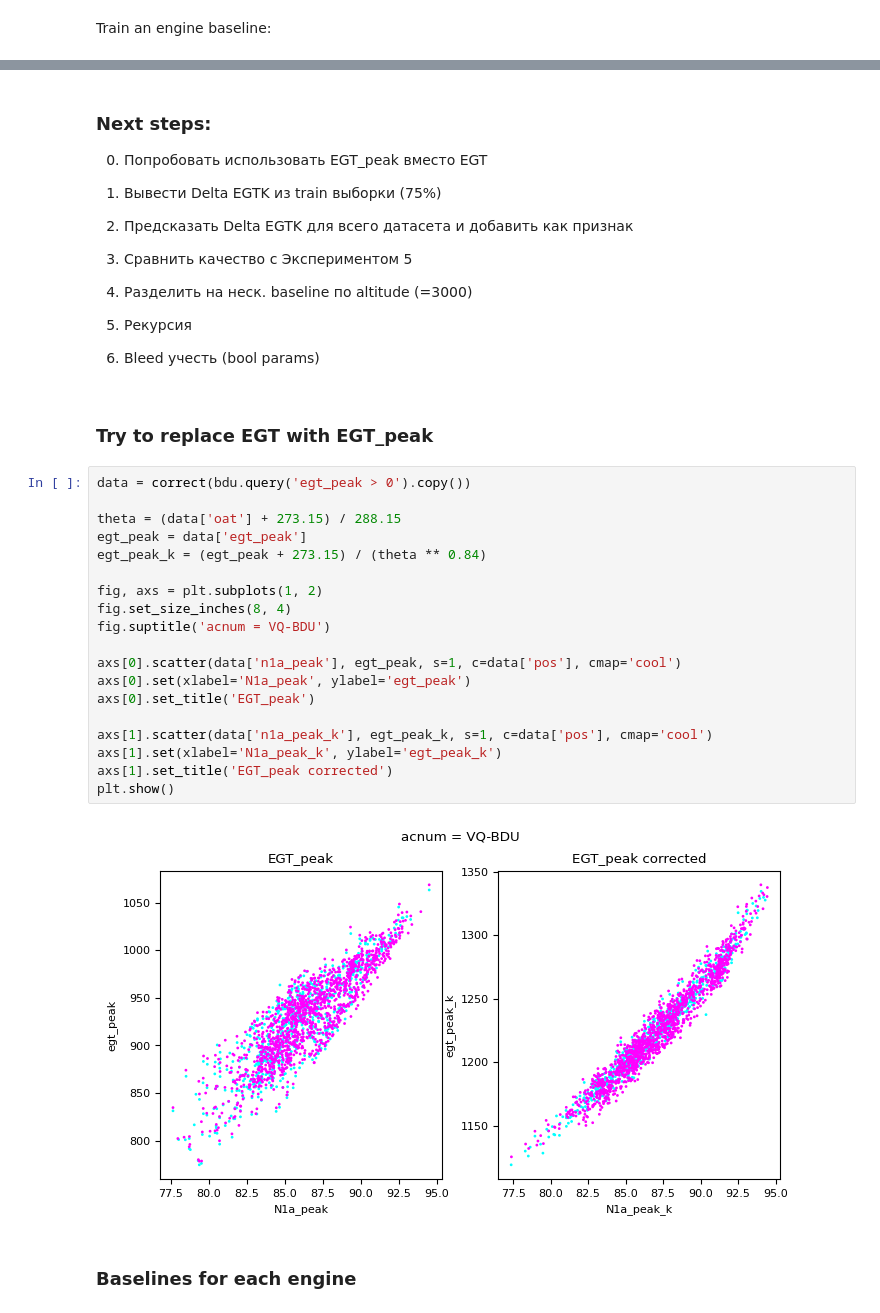
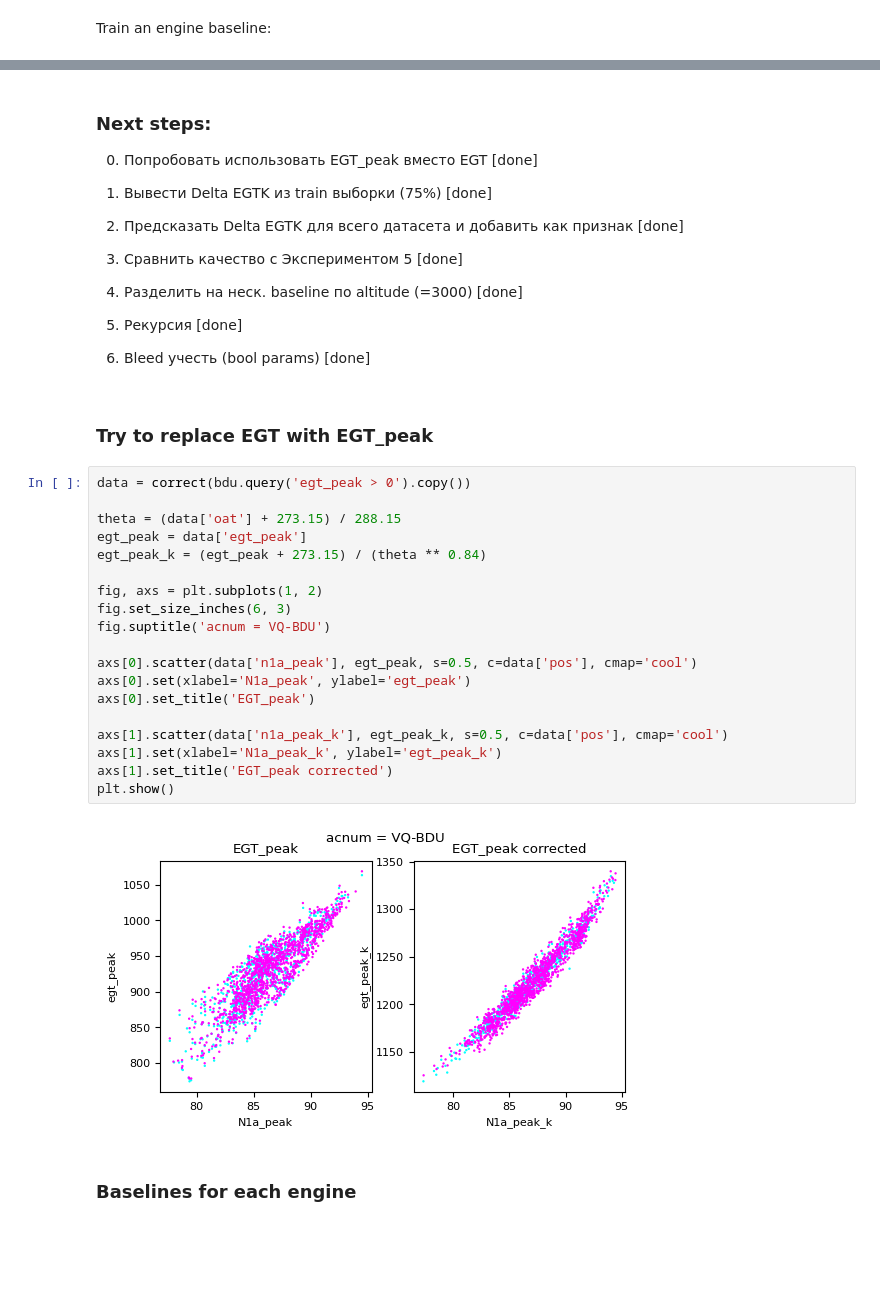
Before and after one commit to skeptlk/ecm, a Jupyter notebook: ex11_deltas.ipynb, the cells around one changed output, grey strips where cells are left out. Saved outputs shown, nothing was run; the diff lists cells and outputs as text; blank space fills up the shorter version.

```diff
--- a/ex11_deltas.ipynb
+++ b/ex11_deltas.ipynb
@@ -125,38 +230,37 @@ plt.show()
 # %% [markdown]
 ### Next steps:
 
-0. Попробовать использовать EGT_peak вместо EGT
+0. Попробовать использовать EGT_peak вместо EGT [done]
 
-1. Вывести Delta EGTK из train выборки (75%)
-2. Предсказать Delta EGTK для всего датасета и добавить как признак
-3. Сравнить качество с Экспериментом 5
-
-4. Разделить на неск. baseline по altitude (=3000)
-5. Рекурсия
-6. Bleed учесть (bool params)
+1. Вывести Delta EGTK из train выборки (75%) [done]
+2. Предсказать Delta EGTK для всего датасета и добавить как признак [done]
+3. Сравнить качество с Экспериментом 5  [done]
+4. Разделить на неск. baseline по altitude (=3000)  [done]
+5. Рекурсия  [done]
+6. Bleed учесть (bool params)  [done]
 # %% [markdown]
 ### Try to replace EGT with EGT_peak
 # %%
 data = correct(bdu.query('egt_peak > 0').copy())
 
 theta = (data['oat'] + 273.15) / 288.15
 egt_peak = data['egt_peak']
 egt_peak_k = (egt_peak + 273.15) / (theta ** 0.84)
 
 fig, axs = plt.subplots(1, 2)
-fig.set_size_inches(8, 4)
+fig.set_size_inches(6, 3)
 fig.suptitle('acnum = VQ-BDU')
 
-axs[0].scatter(data['n1a_peak'], egt_peak, s=1, c=data['pos'], cmap='cool')
+axs[0].scatter(data['n1a_peak'], egt_peak, s=0.5, c=data['pos'], cmap='cool')
 axs[0].set(xlabel='N1a_peak', ylabel='egt_peak')
 axs[0].set_title('EGT_peak')
 
-axs[1].scatter(data['n1a_peak_k'], egt_peak_k, s=1, c=data['pos'], cmap='cool')
+axs[1].scatter(data['n1a_peak_k'], egt_peak_k, s=0.5, c=data['pos'], cmap='cool')
 axs[1].set(xlabel='N1a_peak_k', ylabel='egt_peak_k')
 axs[1].set_title('EGT_peak corrected')
 plt.show()
 # %% [output]
-[figure, old version]
+[figure, new version]
 # %% [markdown]
 ### Baselines for each engine
 # %%
```
Also changed, not shown: parts of 21 cells of this notebook, 4 other files.
